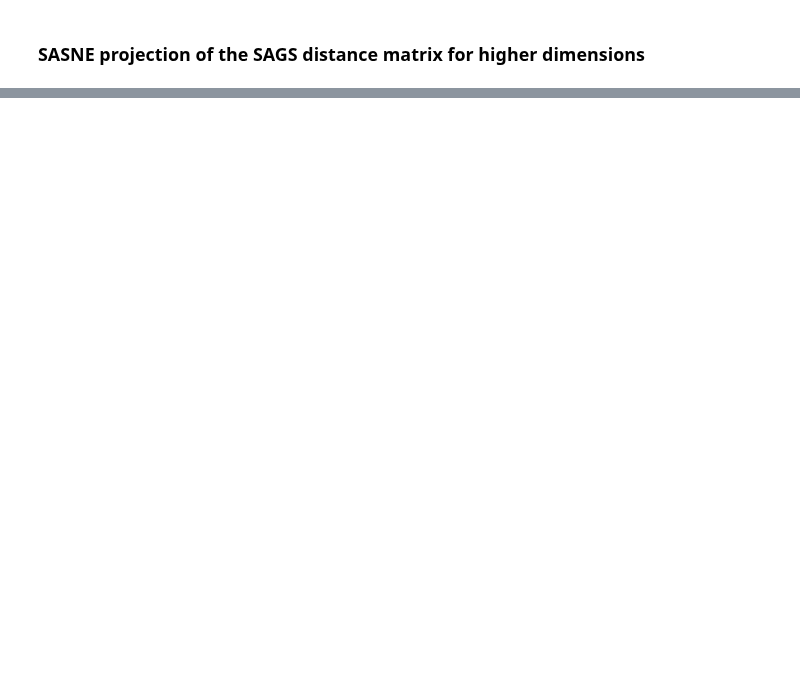
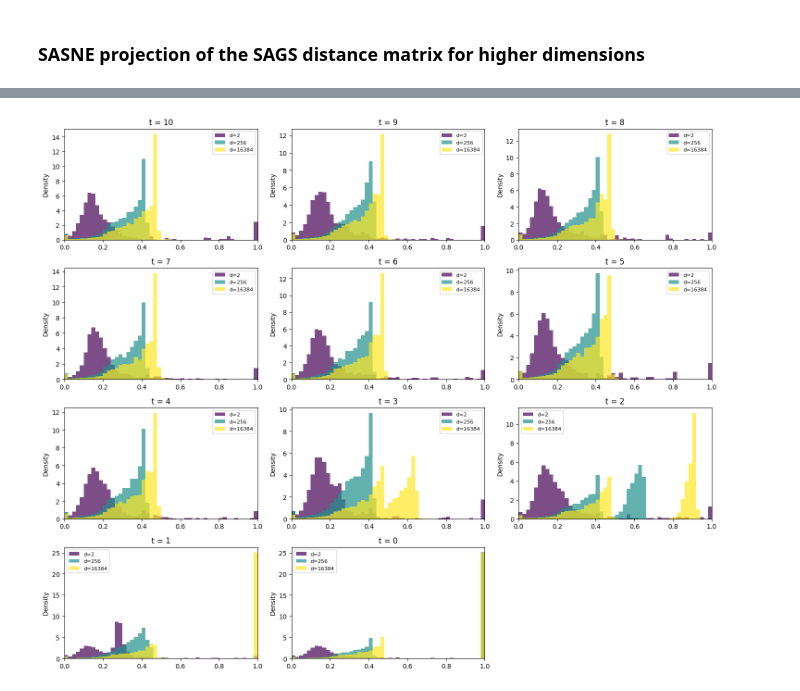
Before and after one commit to msarrias/Shape-Aware-Regimes-of-Diffusion-Models, a Jupyter notebook: notebooks/Gaussian_mixture_regimes.ipynb, the cells around one changed output, grey strips where cells are left out. Saved outputs shown, nothing was run; the diff lists cells and outputs as text; code cells hidden in the pictures; blank space fills up the shorter version.

```diff
--- a/notebooks/Gaussian_mixture_regimes.ipynb
+++ b/notebooks/Gaussian_mixture_regimes.ipynb
@@ -197,0 +110,2 @@ for result, d in zip(sasne_embeddings_list, d_list):
+# %%
+ds = sorted([int(i.name.rsplit('_')[0].rsplit('D')[1]) for i in path.iterdir() if 'D' in i.name ])
@@ -197,0 +135,13 @@ for result, d in zip(sasne_embeddings_list, d_list):
+# %%
+SAGD_dist_matrix_list = []
+for d in ds:
+    loaded_data = joblib.load(path / f"D{d}_N1000_T10/history.jbl")
+    CTDs= joblib.load(path / f"D{d}_N1000_T10/CTDs.jbl")
+    T = loaded_data['params']['T']
+    n_steps = loaded_data['params']['n_steps']
+    dt = T / n_steps
+    time_snaps = loaded_data['params']['times_snapshots']
+    t_s = loaded_data['params']["ts_theoretical"]
+    ts_idx = np.argmin(np.abs(time_snaps - t_s))
+    SAGD_dist_matrix = joblib.load(path / f"D{d}_N1000_T10/SAGD.jbl")
+    SAGD_dist_matrix_list.append((SAGD_dist_matrix, time_snaps,  t_s, ts_idx))
@@ -197,0 +156,33 @@ for result, d in zip(sasne_embeddings_list, d_list):
+# %%
+ds = [2, 256, 16384]
+colors = plt.cm.viridis(np.linspace(0, 1, len(ds)))
+
+data = {}
+for d in ds:
+    data[d] = joblib.load(path / f"D{d}_N1000_T10/CTDs.jbl")
+
+shared_bins = np.linspace(0, 1, 51)
+t_subset = sorted([t for t in CTDs['CTDs'].keys() if 0.5 <= t <= 2.0])
+n = len(t_subset)
+ncols = 3
+nrows = int(np.ceil(n / ncols))
+fig, axes = plt.subplots(nrows, ncols, figsize=(15, nrows * 3))
+axes = axes.flatten()
+for i, t in enumerate(range(0, 11, 1)[::-1]):
+    for idx, d in enumerate(ds):
+        axes[i].hist(data[d]['CTDs'][t]['norm_ctds'], bins=shared_bins, alpha=0.7, density=True,
+                    color=colors[idx], label=f'd={d}')
+
+        axes[i].set_title(f't = {round(t, 3)}')
+        axes[i].set_ylabel('Density')
+        axes[i].set_xlim(0, 1)
+        axes[i].legend(fontsize=8)
+for j in range(i + 1, len(axes)):
+    axes[j].set_visible(False)
+plt.tight_layout()
+save_path = 'exmp.png'
+if save_path:
+    plt.savefig(save_path)
+plt.show()
+# %% [output]
+[figure, added]
```
Also changed, not shown: parts of 11 cells of this notebook.
